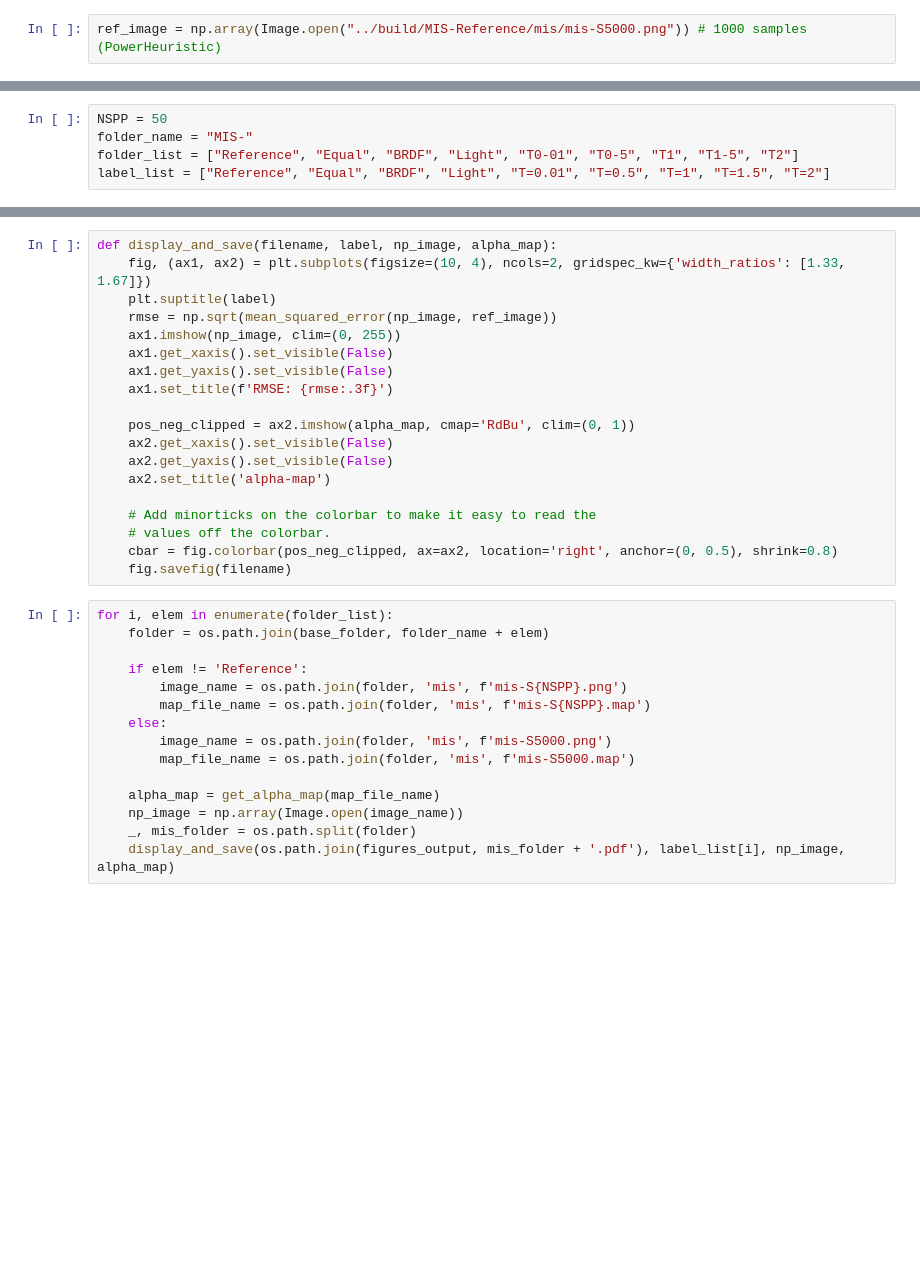
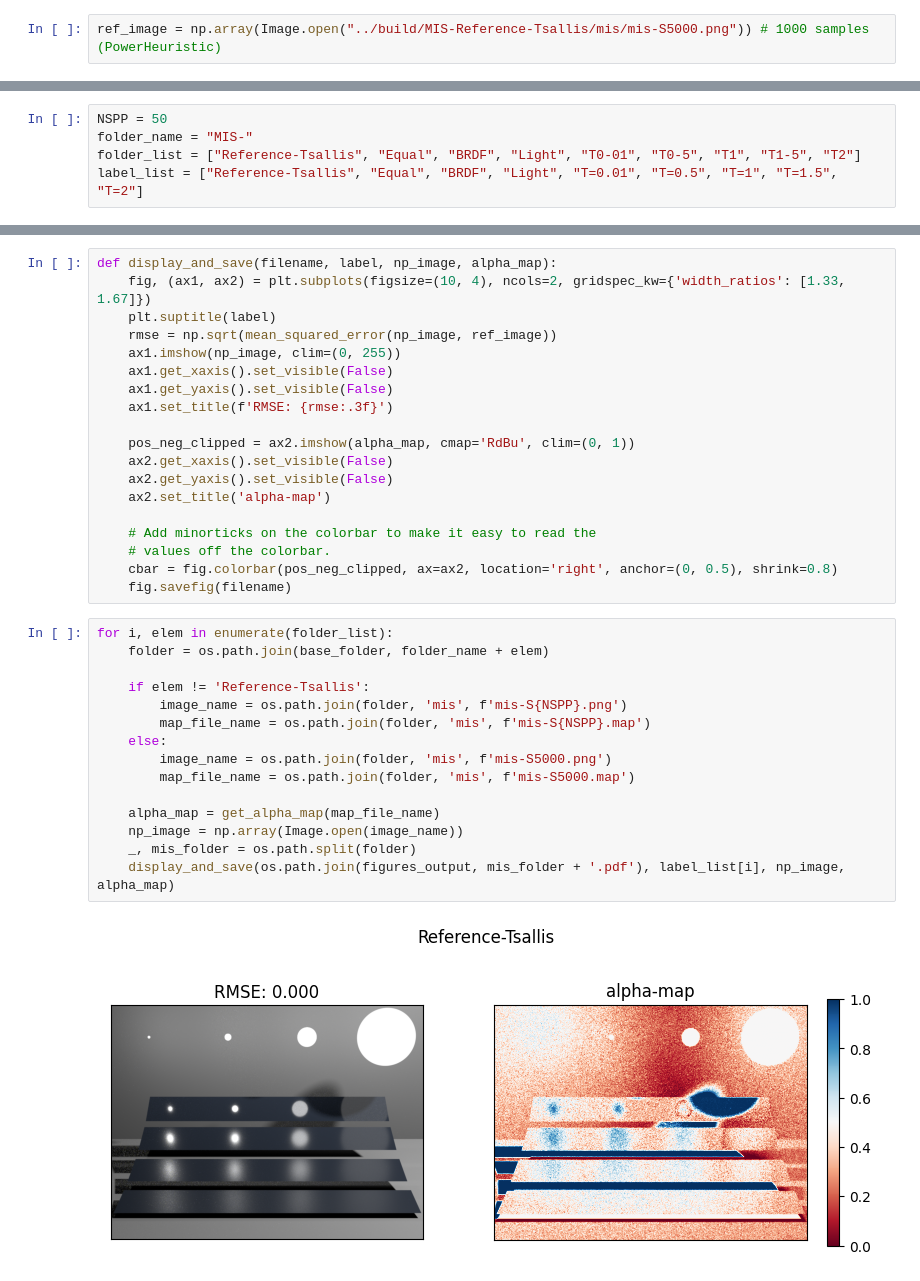
Before and after one commit to Artisis-ULCO/pbrt-v4, a Jupyter notebook: MIS/alphaMap.ipynb, the cells around one changed output, grey strips where cells are left out. Drawn from its saved outputs; the diff is of its cells as text; blank space fills up the shorter version.

```diff
--- a/MIS/alphaMap.ipynb
+++ b/MIS/alphaMap.ipynb
@@ -7,7 +7,7 @@ from skimage.metrics import mean_squared_error
 from PIL import Image
 import matplotlib.pyplot as plt
 # %%
-ref_image = np.array(Image.open("../build/MIS-Reference/mis/mis-S5000.png")) # 1000 samples (PowerHeuristic)
+ref_image = np.array(Image.open("../build/MIS-Reference-Tsallis/mis/mis-S5000.png")) # 1000 samples (PowerHeuristic)
 # %%
 base_folder = "../build"
 figures_output = "figures"
@@ -17,8 +17,8 @@ if not os.path.exists(figures_output):
 # %%
 NSPP = 50
 folder_name = "MIS-"
-folder_list = ["Reference", "Equal", "BRDF", "Light", "T0-01", "T0-5", "T1", "T1-5", "T2"]
-label_list = ["Reference", "Equal", "BRDF", "Light", "T=0.01", "T=0.5", "T=1", "T=1.5", "T=2"]
+folder_list = ["Reference-Tsallis", "Equal", "BRDF", "Light", "T0-01", "T0-5", "T1", "T1-5", "T2"]
+label_list = ["Reference-Tsallis", "Equal", "BRDF", "Light", "T=0.01", "T=0.5", "T=1", "T=1.5", "T=2"]
 # %%
 def get_alpha_map(filename):
 
@@ -50,15 +50,17 @@ def display_and_save(filename, label, np_image, alpha_map):
 # %%
 for i, elem in enumerate(folder_list):
     folder = os.path.join(base_folder, folder_name + elem)
 
-    if elem != 'Reference':
+    if elem != 'Reference-Tsallis':
         image_name = os.path.join(folder, 'mis', f'mis-S{NSPP}.png')
         map_file_name = os.path.join(folder, 'mis', f'mis-S{NSPP}.map')
     else:
         image_name = os.path.join(folder, 'mis', f'mis-S5000.png')
         map_file_name = os.path.join(folder, 'mis', f'mis-S5000.map')
 
     alpha_map = get_alpha_map(map_file_name)
     np_image = np.array(Image.open(image_name))
     _, mis_folder = os.path.split(folder)
     display_and_save(os.path.join(figures_output, mis_folder + '.pdf'), label_list[i], np_image, alpha_map)
+# %% [output]
+[figure, added]
```
Also changed, not shown: parts of 1 cell of this notebook, 12 other files.
